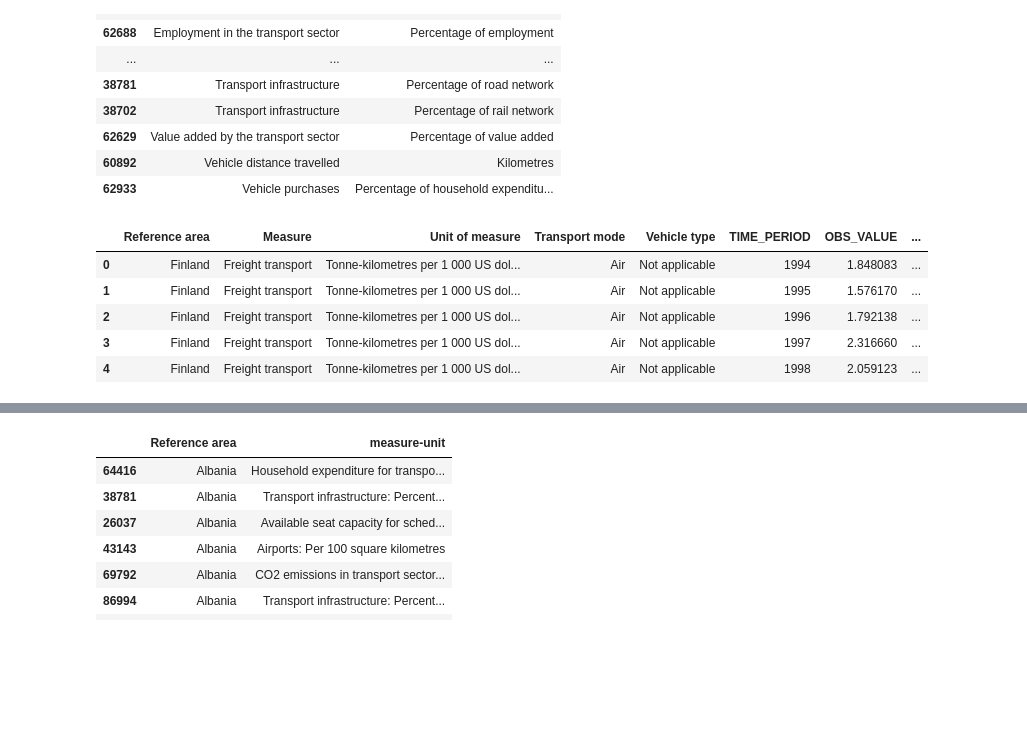
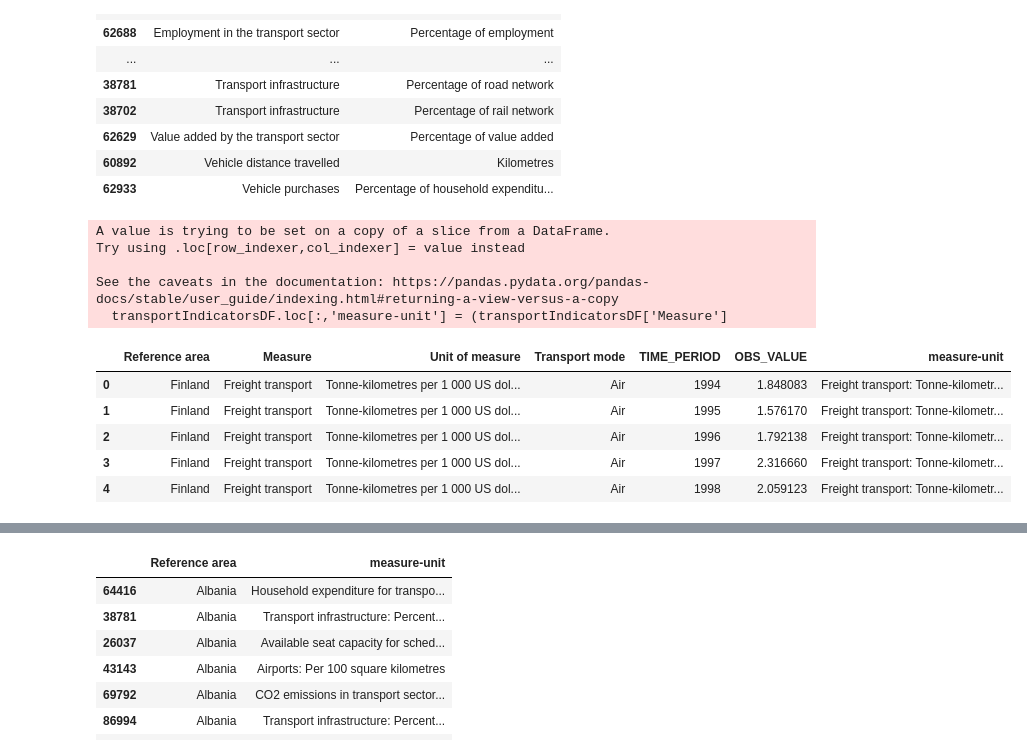
Before and after one commit to ayeachuri/transport_investment_analytics, a Jupyter notebook: E-Commerce Analytics.ipynb, the cells around one changed output, grey strips where cells are left out. Saved outputs shown, nothing was run; the diff lists cells and outputs as text; code cells hidden in the pictures; blank space fills up the shorter version.

```diff
--- a/E-Commerce Analytics.ipynb
+++ b/E-Commerce Analytics.ipynb
@@ -119,13 +119,17 @@ The dataset includes more than 90 performance indicators related to transport.
 The indicators cover seven themes:
 infrastructure equipment activity safety traffic economic and social environment
 # %%
+### Block 1.1 - Data preview ###
+
 # Exploratory Data Analysis
 
 import pandas as pd, numpy as np
-df = pd.read_csv('OECD_Transport_Indicators.csv')
+import statsmodels.api as sm
 
-df.shape
+allPerformanceIndicatorsDf = pd.read_csv('OECD_Transport_Indicators.csv')
+
+print("Dataframe dimensions: ", allPerformanceIndicatorsDf.shape)
 # (89,618, 32)
 
-df.head(5)
+allPerformanceIndicatorsDf.head(5)
 # %% [output]
@@ -159,9 +166,13 @@ df.describe(include='all')
 | max | NaN | NaN | NaN | NaN | NaN | NaN | NaN | ... |
 11 rows × 32 columns
 # %%
-# Creating a subset dataframe for some early visualizations. We track country, metric, measurements, and some associated metadata.
+#### Block 1.3 - Data preview ###
 
-transportIndicatorsDF = df[['Reference area', 'Measure', 'Unit of measure', 'Transport mode', 'Vehicle type', 'TIME_PERIOD', 'OBS_VALUE', 'OBS_STATUS', 'Unit multiplier']]
+#  Creating a subset dataframe for some early visualizations. We track country, metric, measurements, and some associated metadata.
+
+transportIndicatorsDF = allPerformanceIndicatorsDf[
+    ['Reference area', 'Measure', 'Unit of measure', 'Transport mode','TIME_PERIOD', 'OBS_VALUE']
+    ]
 
 transportIndicatorsDF.head(10)
 
@@ -268,37 +286,47 @@ measureTuples.sort_values(by='Measure')
 | 60892 | Vehicle distance travelled | Kilometres |
 | 62933 | Vehicle purchases | Percentage of household expenditu... |
 # %%
+### Block 2.2 - Data Preparation ###
+
+# Notes on the output of the preceding Block 2.1
 # Observation 1:
 #   What we see is that Measure:Unit of Measure is an m:n relation
 #   Some Measures have multiple Units of measurement (e.g. "Airports"), AND
 #   Some Units are used for multiple measures (e.g. "Per 1 000 inhabitants")
 # => Plotting values against only Measure or only Unit of Measure can result in data from
 #           multiple different metrics. Any analysis should take into account both of
 #           these columns when manipulating or visualizing the data.
 
 # Observation 2:
 #   Furthermore, what we see is that while a given Measure does have several Units of
 #   measure, the difference arises not from scale but from the unit.
 #           E.g. The top 2 rows show unit variation: (Airports/area, airports/population)
 #   But there are no instances of difference by scale:
-#           E.g. (Stock / 1,000 inhabitants, Stock / 1,000,000 inhabitants)
+#           E.g. No case of "Stock per thousand inhabitants" AND "Stock per million inhabitants"
 # => So there is no need to amend the scales of units as long as measures are considered
 #           as a tuple
 
 # The treatment of these two columns as a tuple, however, is an added complexity. We can
 #           simplify this relation by combining each measure-unit pair into a new indentifier.
+
+transportIndicatorsDF.loc[:,'measure-unit'] = (transportIndicatorsDF['Measure']
+                                               + ': '
+                                               + transportIndicatorsDF['Unit of measure']
+                                               )
+transportIndicatorsDF.head()
 # It seems natural at this stage to drop the 'Measure' and 'Unit of measure' columns but
-#           we retain them for filtering utility in future analyses.
-
-transportIndicatorsDF.loc[:,'measure-unit'] = transportIndicatorsDF['Measure'] + ': ' + transportIndicatorsDF['Unit of measure']
-
-transportIndicatorsDF.head()
+# we retain them for filtering utility in future analyses.
 
 # We now have a standard Measure-Unit column for data analysis. We now proceed to tasks A and B.
 # %% [output]
+A value is trying to be set on a copy of a slice from a DataFrame.
+Try using .loc[row_indexer,col_indexer] = value instead
+
+See the caveats in the documentation: https://pandas.pydata.org/pandas-docs/stable/user_guide/indexing.html#returning-a-view-versus-a-copy
+  transportIndicatorsDF.loc[:,'measure-unit'] = (transportIndicatorsDF['Measure']
-|  | Reference area | Measure | Unit of measure | Transport mode | Vehicle type | TIME_PERIOD | OBS_VALUE | ... |
-| 0 | Finland | Freight transport | Tonne-kilometres per 1 000 US dol... | Air | Not applicable | 1994 | 1.848083 | ... |
-| 1 | Finland | Freight transport | Tonne-kilometres per 1 000 US dol... | Air | Not applicable | 1995 | 1.576170 | ... |
-| 2 | Finland | Freight transport | Tonne-kilometres per 1 000 US dol... | Air | Not applicable | 1996 | 1.792138 | ... |
-| 3 | Finland | Freight transport | Tonne-kilometres per 1 000 US dol... | Air | Not applicable | 1997 | 2.316660 | ... |
-| 4 | Finland | Freight transport | Tonne-kilometres per 1 000 US dol... | Air | Not applicable | 1998 | 2.059123 | ... |
+|  | Reference area | Measure | Unit of measure | Transport mode | TIME_PERIOD | OBS_VALUE | measure-unit |
+| 0 | Finland | Freight transport | Tonne-kilometres per 1 000 US dol... | Air | 1994 | 1.848083 | Freight transport: Tonne-kilometr... |
+| 1 | Finland | Freight transport | Tonne-kilometres per 1 000 US dol... | Air | 1995 | 1.576170 | Freight transport: Tonne-kilometr... |
+| 2 | Finland | Freight transport | Tonne-kilometres per 1 000 US dol... | Air | 1996 | 1.792138 | Freight transport: Tonne-kilometr... |
+| 3 | Finland | Freight transport | Tonne-kilometres per 1 000 US dol... | Air | 1997 | 2.316660 | Freight transport: Tonne-kilometr... |
+| 4 | Finland | Freight transport | Tonne-kilometres per 1 000 US dol... | Air | 1998 | 2.059123 | Freight transport: Tonne-kilometr... |
```
Also changed, not shown: parts of 12 cells of this notebook.
